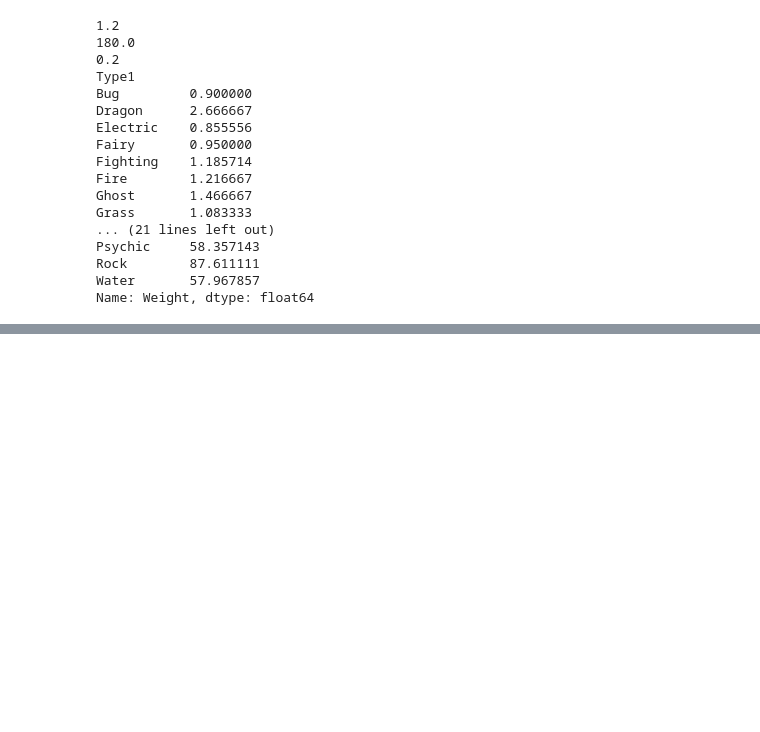
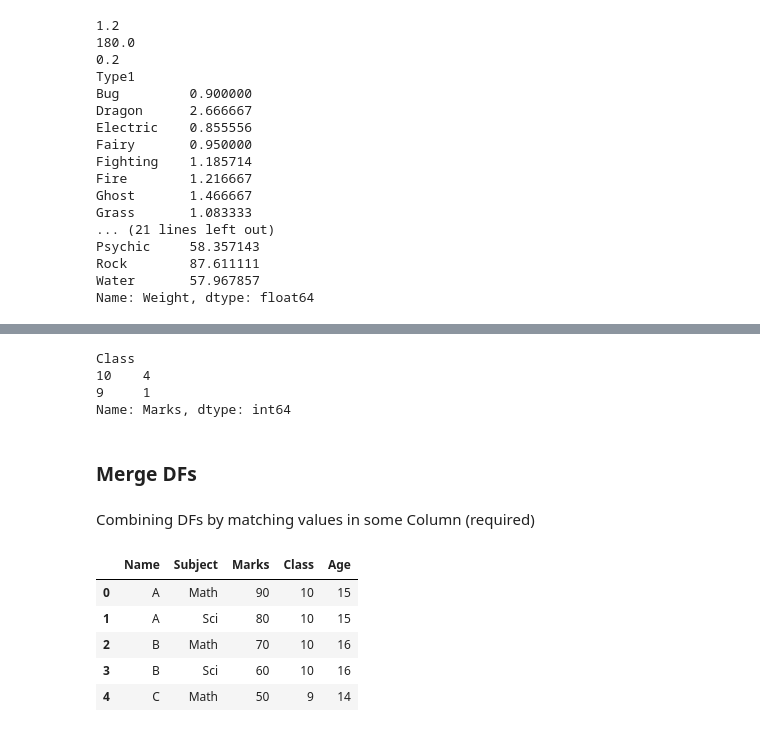
Before and after one commit to kc-011/python-programming, a Jupyter notebook: Module 3/pandas.ipynb, the cells around one changed output, grey strips where cells are left out. Saved outputs shown, nothing was run; the diff lists cells and outputs as text; code cells hidden in the pictures; blank space fills up the shorter version.

```diff
--- a/Module 3/pandas.ipynb
+++ b/Module 3/pandas.ipynb
@@ -293,0 +391,23 @@ Name: Weight, dtype: float64
+# %%
+df4.groupby("Class")["Marks"].count()
+# %% [output]
+Class
+10    4
+9     1
+Name: Marks, dtype: int64
+# %% [markdown]
+### Merge DFs
+# %% [markdown]
+Combining DFs by matching values in some Column (required)
+# %%
+idk_df = df4.merge(df5, on="Name")
+idk_df
+#now every row has the 'Age' column
+#we can also use left/right/inner/outer join depending on which DFs rows & columns we want
+# %% [output]
+|  | Name | Subject | Marks | Class | Age |
+| 0 | A | Math | 90 | 10 | 15 |
+| 1 | A | Sci | 80 | 10 | 15 |
+| 2 | B | Math | 70 | 10 | 16 |
+| 3 | B | Sci | 60 | 10 | 16 |
+| 4 | C | Math | 50 | 9 | 14 |
```
Also changed, not shown: parts of 21 cells of this notebook.
